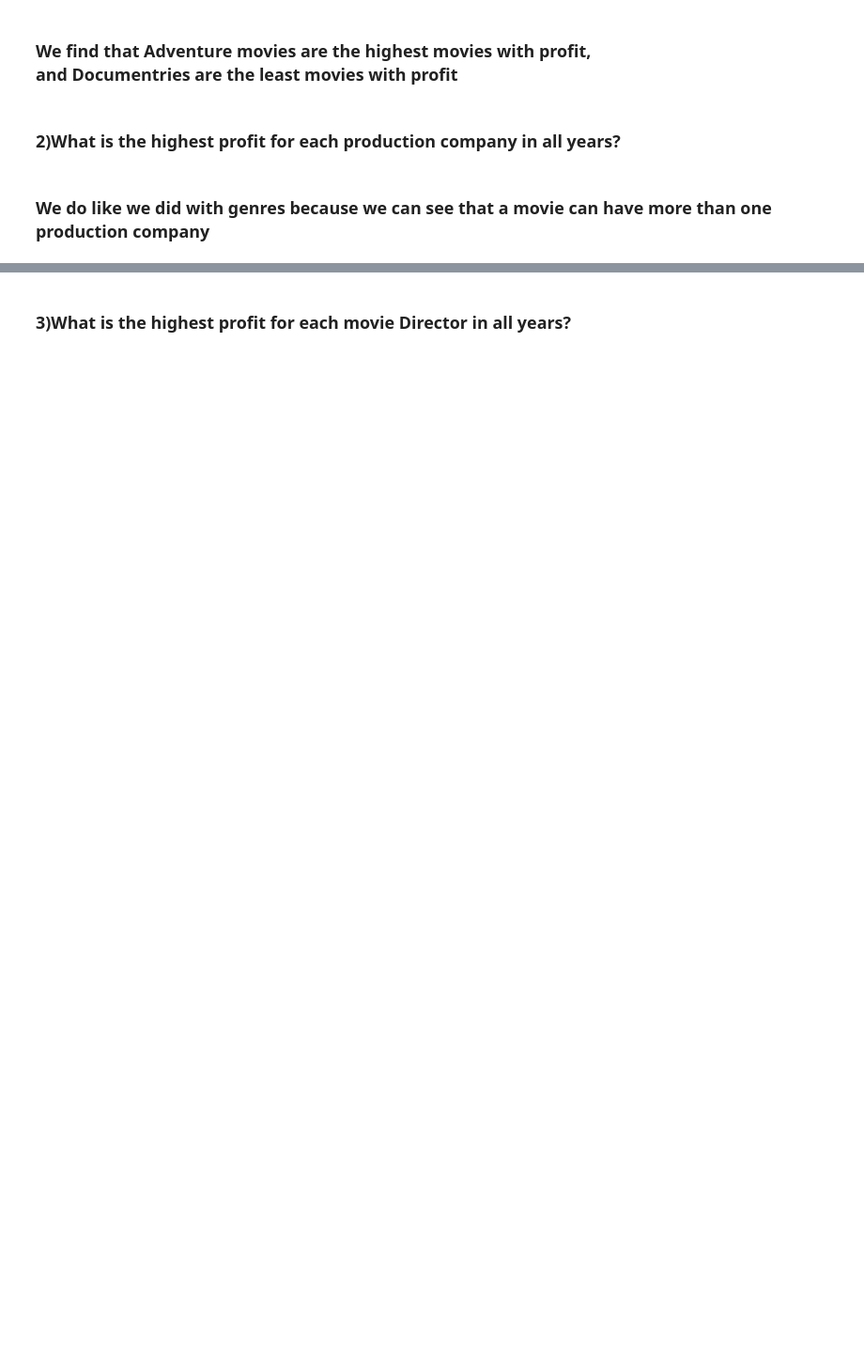
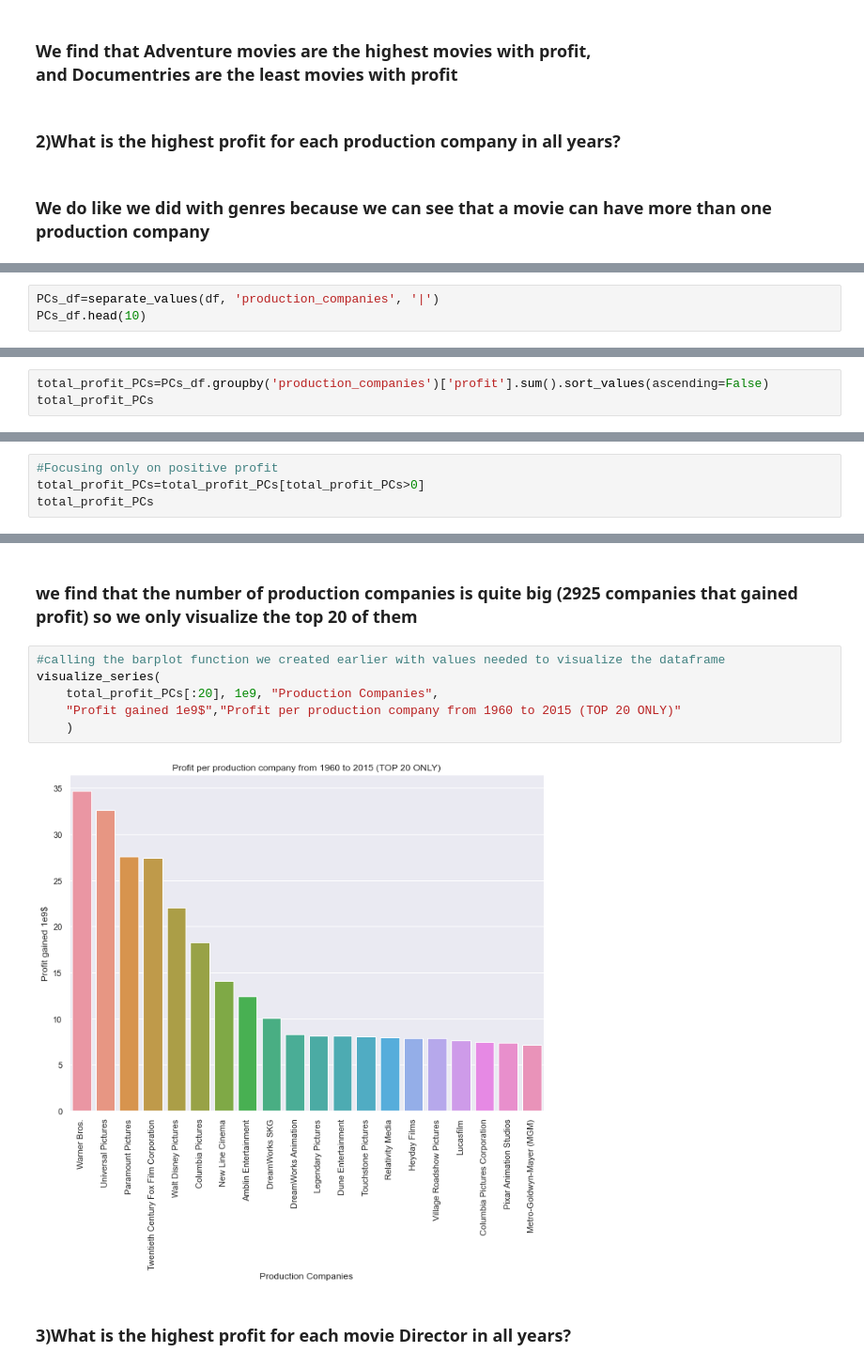
Before and after one commit to nuublx/TMDB-DataAnalysis, a Jupyter notebook: project.ipynb, the cells around one changed output, grey strips where cells are left out. Shown: that part at 94% size. Saved outputs shown, nothing was run; the diff lists cells and outputs as text; blank space fills up the shorter version.

```diff
--- a/project.ipynb
+++ b/project.ipynb
@@ -326,0 +294,3 @@ prods
+# %%
+PCs_df=separate_values(df, 'production_companies', '|')
+PCs_df.head(10)
@@ -326,0 +309,3 @@ prods
+# %%
+total_profit_PCs=PCs_df.groupby('production_companies')['profit'].sum().sort_values(ascending=False)
+total_profit_PCs
@@ -346,0 +328,4 @@ plt.show()
+# %%
+#Focusing only on positive profit
+total_profit_PCs=total_profit_PCs[total_profit_PCs>0]
+total_profit_PCs
@@ -347,2 +346,12 @@ plt.show()
+# %% [markdown]
+### we find that the number of production companies is quite big (2925 companies that gained profit) so we only visualize the top 20 of them
+# %%
+#calling the barplot function we created earlier with values needed to visualize the dataframe
+visualize_series(
+    total_profit_PCs[:20], 1e9, "Production Companies",
+    "Profit gained 1e9$","Profit per production company from 1960 to 2015 (TOP 20 ONLY)"
+    )
+# %% [output]
+[figure, added]
 # %% [markdown]
 ### 3)What is the highest profit for each movie Director in all years?
```
Also changed, not shown: parts of 57 cells of this notebook, 1 other file.
